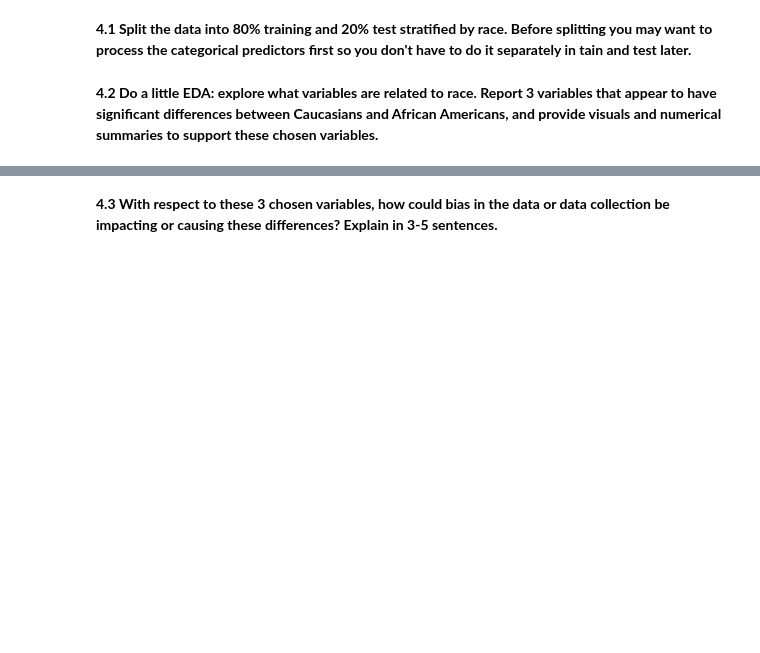
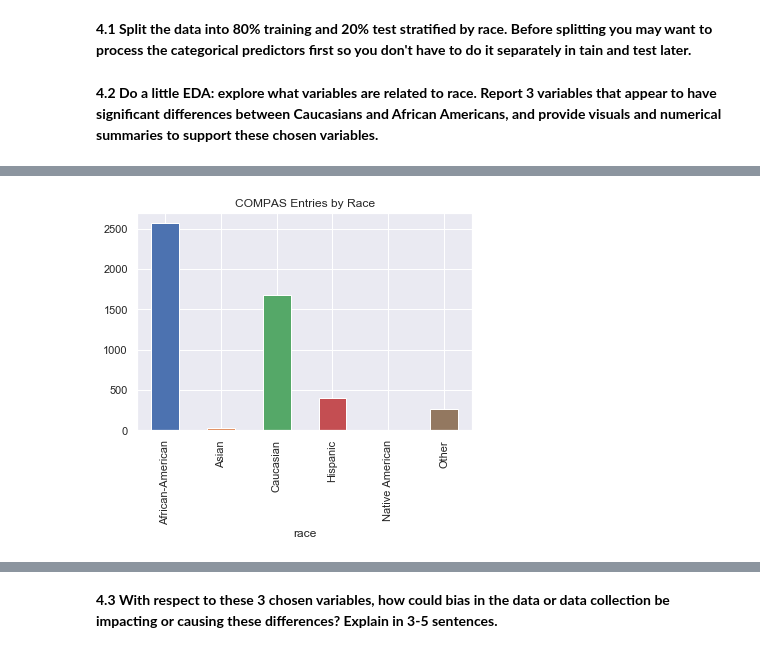
Before and after one commit to jake-w-schneider/CS109a-Group-81-Final-Project, a Jupyter notebook: HW/hw5/hw5.ipynb, the cells around one changed output, grey strips where cells are left out. Saved outputs shown, nothing was run; the diff lists cells and outputs as text; code cells hidden in the pictures; blank space fills up the shorter version.

```diff
--- a/HW/hw5/hw5.ipynb
+++ b/HW/hw5/hw5.ipynb
@@ -342,6 +348,7 @@ This problem is unrelated to the first 3 problems, and steps through analyzing t
 # %%
 compas_df = pd.read_csv('data/compas.csv')
 
-# your code here
+train_c, test_c =train_test_split(compas_df, test_size=0.2,
+                                    random_state = 109)
 # %% [markdown]
 **4.2 Do a little EDA: explore what variables are related to race. Report 3 variables that appear to have significant differences between Caucasians and African Americans, and provide visuals and numerical summaries to support these chosen variables.**
@@ -349,0 +376,7 @@ compas_df = pd.read_csv('data/compas.csv')
+# %%
+sns.set(font_scale=1)
+train_c.groupby(['race']).size().plot(kind = 'bar')
+plt.title("COMPAS Entries by Race")
+plt.show()
+# %% [output]
+[figure, added]
```
Also changed, not shown: parts of 24 cells of this notebook.
